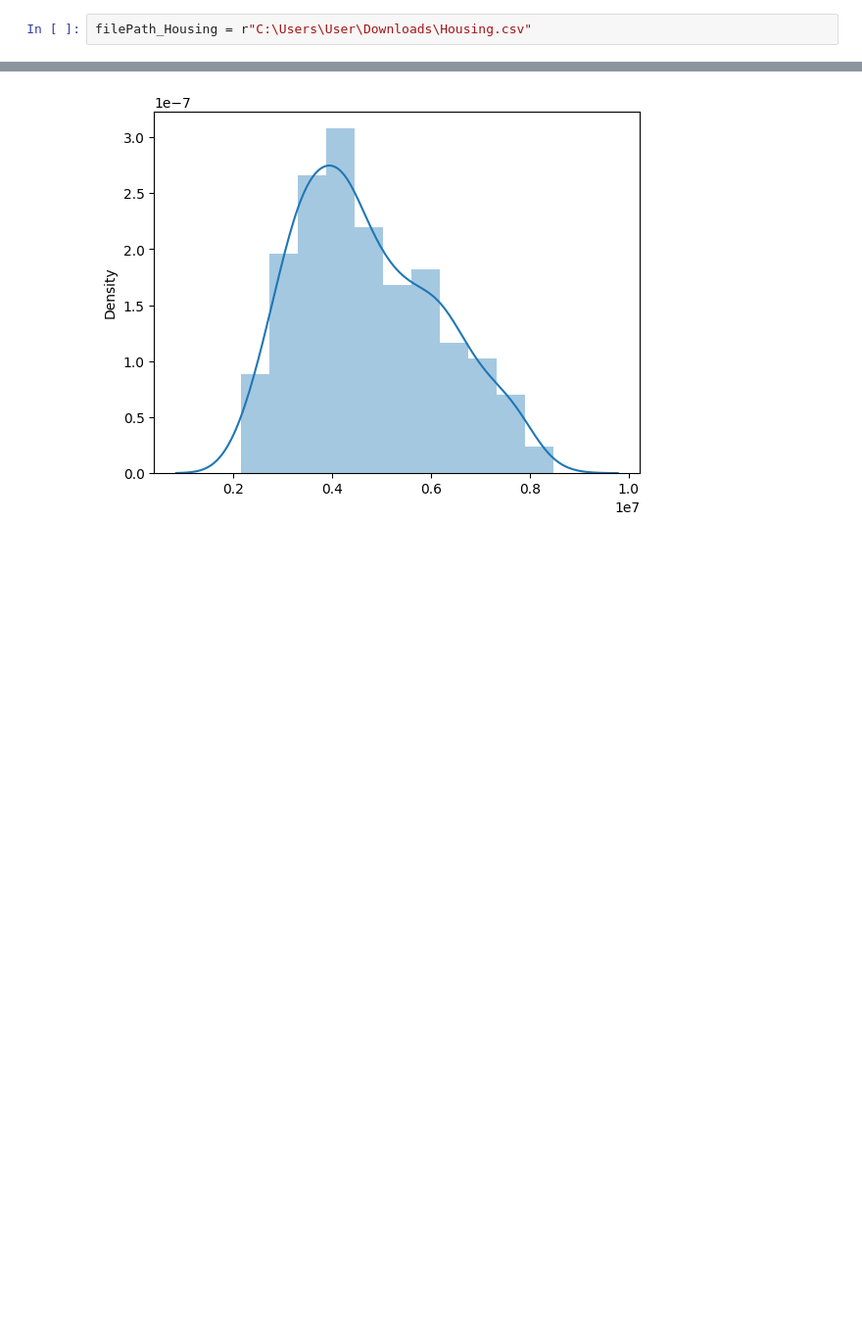
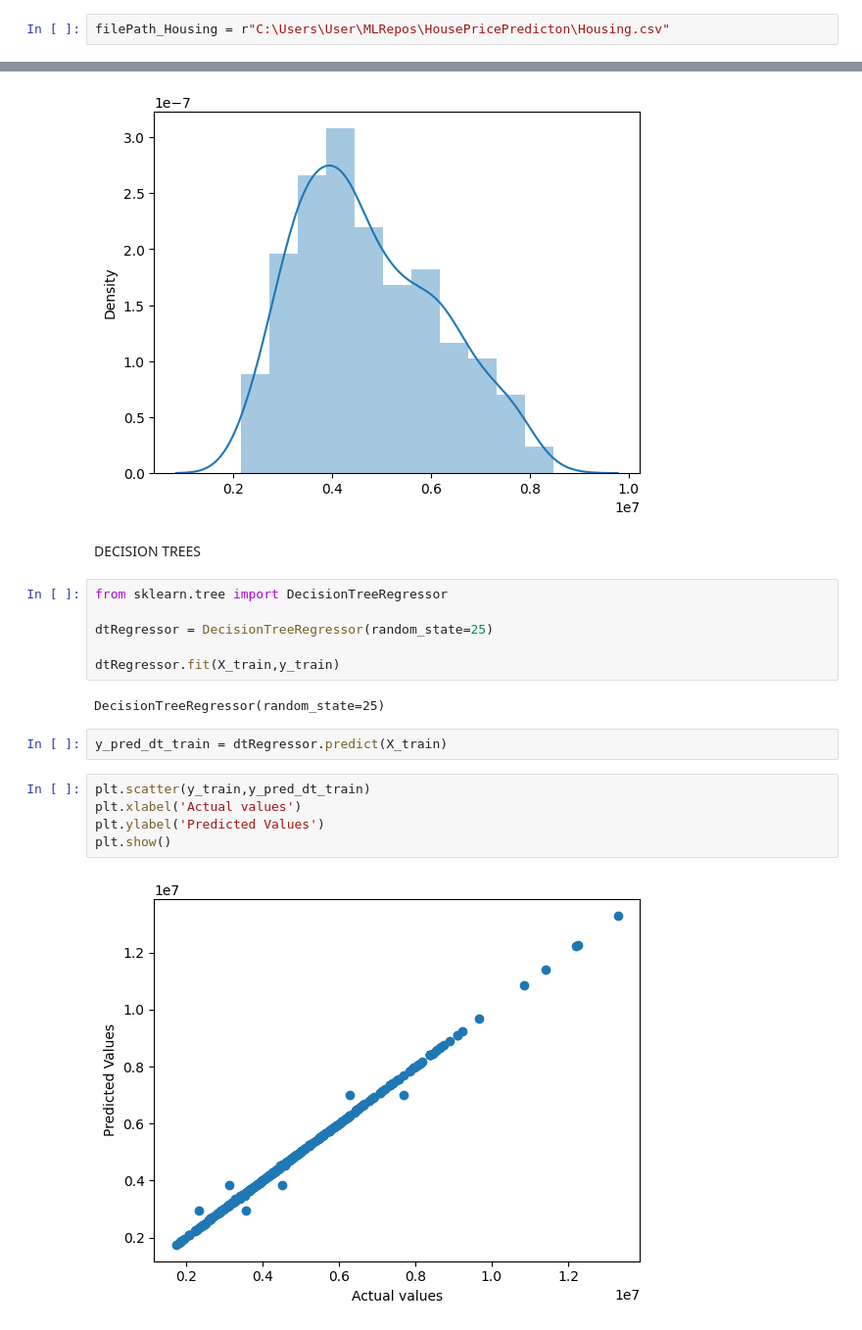
Before and after one commit to vineetj5/HousePricePredicton, a Jupyter notebook: housePricePredictionUSA.ipynb, the cells around one changed output, grey strips where cells are left out. Shown: that part at 98% size. Drawn from its saved outputs; the diff is of its cells as text; blank space fills up the shorter version.

Commit message:
Added Excel file and Decision tree Logic

```diff
--- a/housePricePredictionUSA.ipynb
+++ b/housePricePredictionUSA.ipynb
@@ -3,7 +3,7 @@ import pandas as pd
 import matplotlib.pyplot as plt
 import numpy as np
 # %%
-filePath_Housing = r"C:\Users\User\Downloads\Housing.csv"
+filePath_Housing = r"C:\Users\User\MLRepos\HousePricePredicton\Housing.csv"
 # %%
 housingDf = pd.read_csv(filePath_Housing)
 housingDf.head()
@@ -460,3 +460,22 @@ https://gist.github.com/mwaskom/de44147ed2974457ad6372750bbe5751
   sns.distplot(ridge_pred_train)
 <Axes: ylabel='Density'>
 [figure]
+# %% [markdown]
+DECISION TREES
+# %%
+from sklearn.tree import DecisionTreeRegressor
+
+dtRegressor = DecisionTreeRegressor(random_state=25)
+
+dtRegressor.fit(X_train,y_train)
+# %% [output]
+DecisionTreeRegressor(random_state=25)
+# %%
+y_pred_dt_train = dtRegressor.predict(X_train)
+# %%
+plt.scatter(y_train,y_pred_dt_train)
+plt.xlabel('Actual values')
+plt.ylabel('Predicted Values')
+plt.show()
+# %% [output]
+[figure, added]
```
Also changed, not shown: parts of 4 cells of this notebook, 1 other file.
